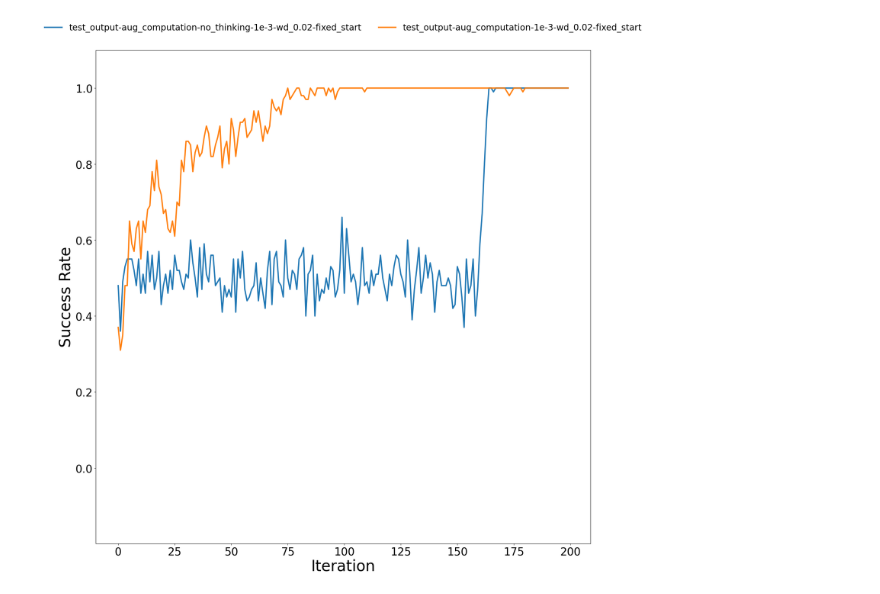
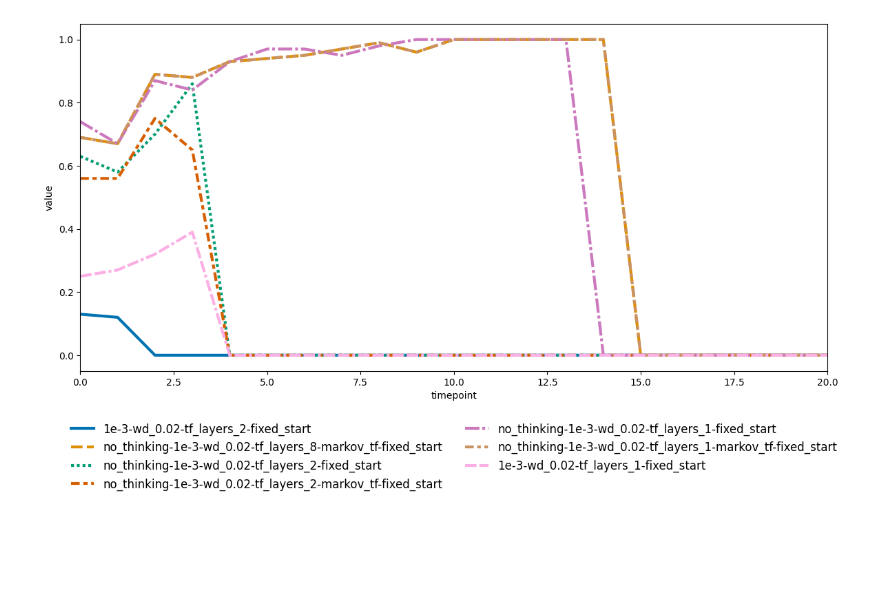
Before and after one commit to chanb/thinking-as-control, a Jupyter notebook: plot.ipynb, the cells around one changed output. Cells and saved outputs as stored; diff of their text form; code cells hidden in the pictures; blank space fills up the shorter version.

```diff
--- a/plot.ipynb
+++ b/plot.ipynb
@@ -6,9 +6,11 @@ import os
 import re
 import numpy as np
 from matplotlib import pyplot as plt
+from matplotlib.lines import Line2D
 import seaborn as sns
 
 import pandas as pd
+sns.set_palette("colorblind")
 # %%
 results_directory = "results-max_steps_50"
 plot_actions = False
@@ -49,61 +51,68 @@ for filename in os.listdir(results_directory):
 # %%
 # Create DataFrame
 df_all = pd.DataFrame(data_list)
 
-fig, ax = plt.subplots(figsize=(20, 18))
+df_all["series"] = df_all["series"].str.replace('test_output-aug_computation-', '')
 
+
+df_all["line_style"] = np.where(
+    df_all["series"].str.contains("no_thinking", case=False, na=False),
+    "no_thinking",
+    "thinking",
+)
+df_all["line_style"] = np.where(
+    df_all["series"].str.contains("markov_tf", case=False, na=False),
+    "markov_tf",
+    df_all["line_style"],
+)
+
+fig, ax = plt.subplots(figsize=(14, 8))
+# Mean curves
 sns.lineplot(
     data=df_all,
     x="timepoint",
     y="value",
     hue="series",
+    style="series",
+    # style="line_style",
+    # dashes={
+    #     "thinking": "",
+    #     "no_thinking": (4, 2),
+    #     "markov_tf": (10, 1),
+    # },
     estimator="mean",
     lw=3,
     errorbar="ci",
-    n_boot=1000,
     ax=ax,
 )
 
-sns.lineplot(
-    data=df_all,
-    x="timepoint",
-    y="value",
-    hue="series",
-    units="run",
-    lw=1,
-    estimator=None,
-    alpha=0.3,
-    legend=False,
-    ax=ax,
+# Get only the series legend entries
+handles, labels = ax.get_legend_handles_labels()
+
+# Remove duplicates introduced by style=
+series_handles = handles[:df_all["series"].nunique()]
+series_labels = labels[:df_all["series"].nunique()]
+
+# Add custom linestyle explanation
+# series_handles += [
+#     Line2D([0], [0], color="black", lw=3, linestyle="-"),
+#     Line2D([0], [0], color="black", lw=3, linestyle="--"),
+# ]
+# series_labels += ["Thinking", "No Thinking"]
+
+ax.legend(
+    series_handles,
+    series_labels,
+    loc="upper center",
+    bbox_to_anchor=(0.5, -0.12),
+    ncol=2,
+    fontsize=12,
+    frameon=False,
+    title=None,
 )
+ax.set_xlim(0, 20)
 
-handles, labels = ax.get_legend_handles_labels()
-# handles = handles[:4]
-# labels = labels[:4]
-
-# Legend above plot
-ax.legend(
-    handles,
-    labels,
-    loc="lower center",
-    bbox_to_anchor=(0.5, 1.02),
-    ncol=2,      # one row
-    fontsize=20,
-    frameon=False,
-)
-
-ax.tick_params(axis="both", labelsize=25)
-
-ax.set_xlabel("Iteration", fontsize=35)
-
-if plot_actions:
-    ax.set_ylabel("Fraction Time Thinking", fontsize=25)
-    ax.set_ylim([-0.05, 0.6])
-else:
-    ax.set_ylabel("Success Rate", fontsize=35)
-    ax.set_ylim([-0.199, 1.1])
-
-fig.tight_layout()
+plt.subplots_adjust(bottom=0.25)
 plt.show()
 # %% [output]
-[figure, old version]
+[figure, new version]
```
Also changed, not shown: parts of 2 cells of this notebook, 3 other files.
